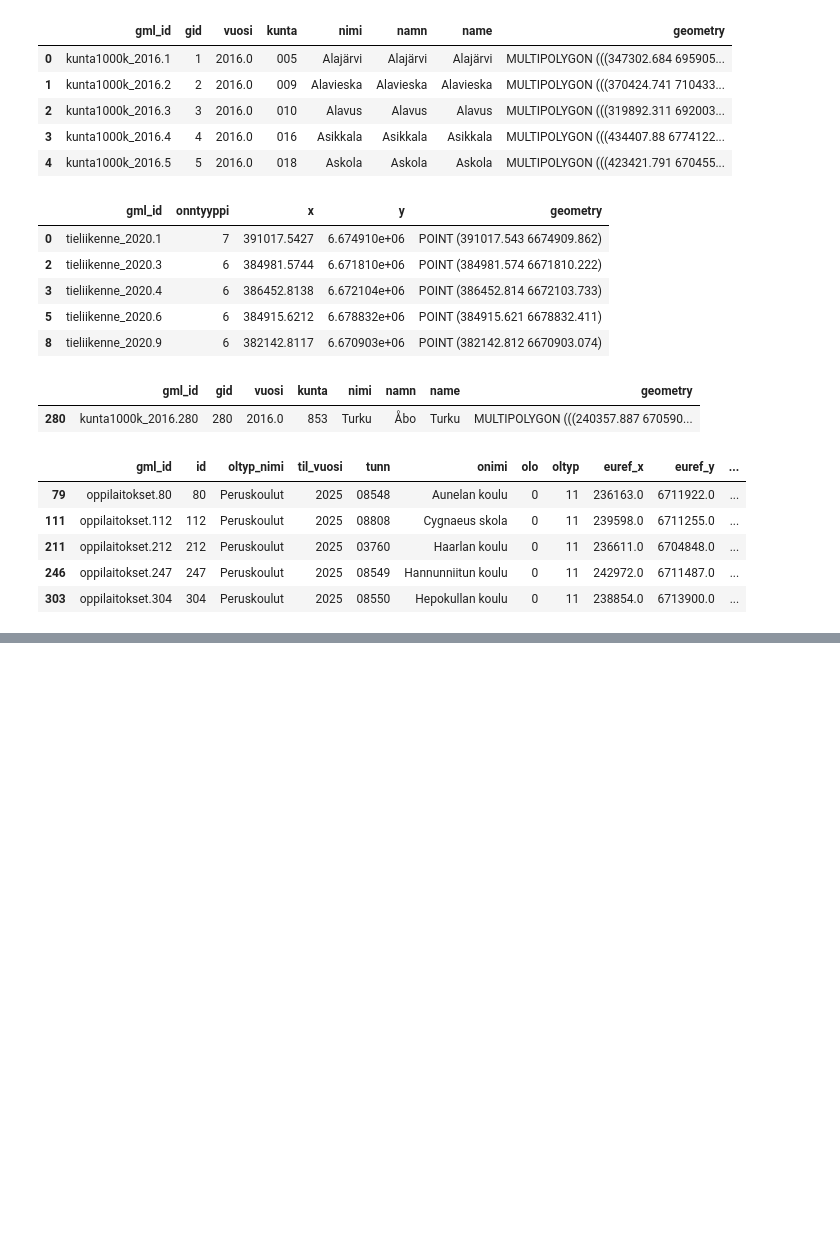
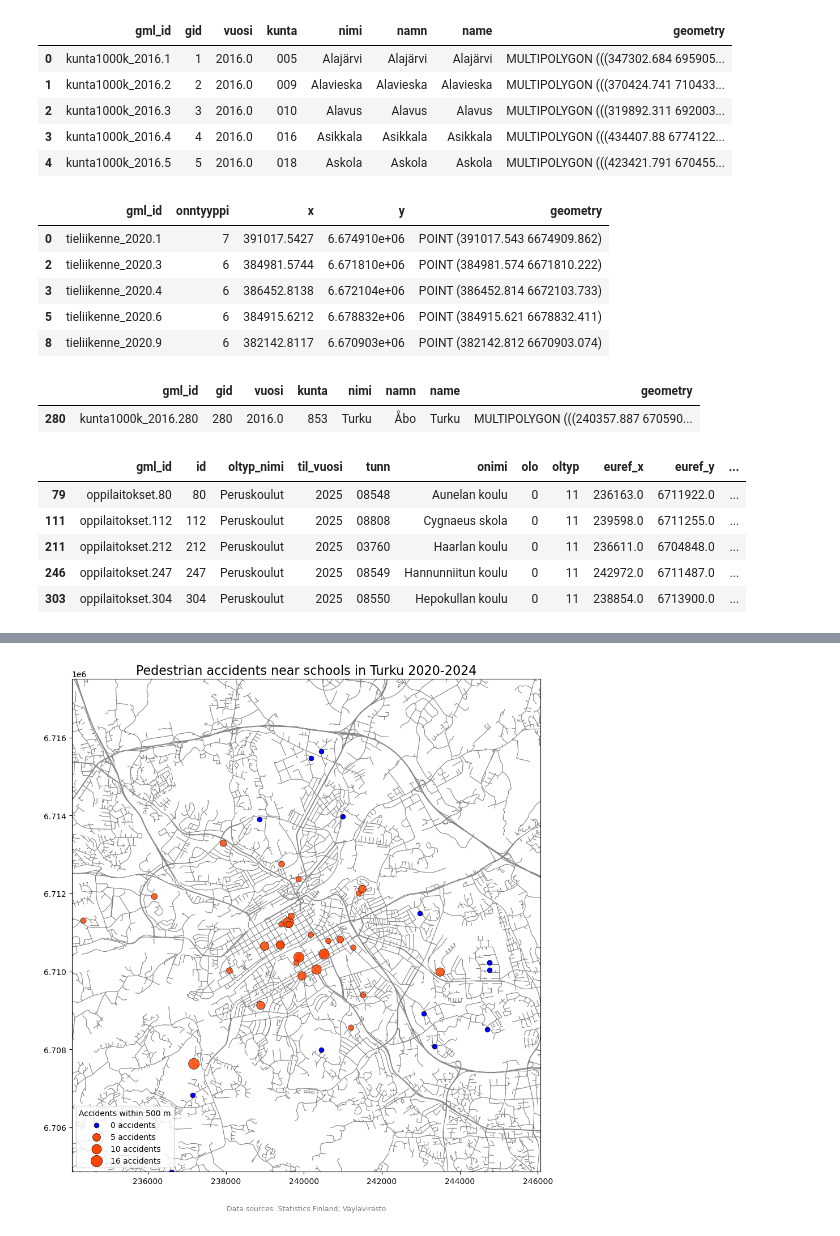
Before and after one commit to lasain/excercise-5-oma, a Jupyter notebook: Exercise-5-problem-1.ipynb, the cells around one changed output, grey strips where cells are left out. Drawn from its saved outputs; the diff is of its cells as text; code cells hidden in the pictures; blank space fills up the shorter version.

```diff
--- a/Exercise-5-problem-1.ipynb
+++ b/Exercise-5-problem-1.ipynb
@@ -256,0 +232,87 @@ ax.set_ylim(miny, maxy)
+# %%
+import matplotlib.pyplot as plt
+import contextily
+
+ax = roads.plot(
+    figsize=(12, 10),
+    color = "grey",
+    linewidth=0.8,
+    zorder=1
+)
+# Plot schools, with marker size based on accident count and schools with no accidents as blue
+# Separate schools based on accident count
+schools_zero = turku_schools[
+    turku_schools["accident_count"] == 0
+]
+schools_accidents = turku_schools[
+    turku_schools["accident_count"] > 0
+]
+# Plot schools with 0 accidents
+schools_zero.plot(
+    ax=ax,
+    color="blue",
+    edgecolor="black",
+    linewidth=0.5,
+    markersize=40,
+    zorder=2
+)
+# Plot schools with 1 or more accidents
+schools_accidents.plot(
+    ax=ax,
+    color="orangered",
+    edgecolor="black",
+    linewidth=0.5,
+    markersize=50 + turku_schools["accident_count"] * 10,
+    alpha=0.85,
+    zorder=3
+
+)
+# Create legend that matced marker sizes and colors
+for count in [0, 5, 10, 16]:
+    ax.scatter(
+        [],
+        [],
+        s=40 if count == 0 else 50 + count * 10,
+        color="blue" if count == 0 else "orangered",
+        edgecolor="black",
+        linewidth=0.5,
+        label=f"{count} accidents"
+    )
+
+ax.legend(
+    title="Accidents within 500 m",
+    loc="lower left"
+)
+# Set map extent
+minx, miny, maxx, maxy = 234046., 6704860.,  246069., 6717500.
+ax.set_xlim(minx, maxx)
+ax.set_ylim(miny, maxy)
+
+
+ax.set_title(
+    "Pedestrian accidents near schools in Turku 2020-2024",
+    fontsize=16
+)
+# Add data source attribution
+ax.figure.text(
+    0.5, 0.02,
+    "Data sources: Statistics Finland; Väylävirasto",
+    ha="center",
+    fontsize=9,
+    color="gray"
+
+)
+
+plt.tight_layout(rect=[0, 0.05, 1, 1])
+plt.show()
+plt.savefig(
+    OUTPUT_DIRECTORY / "accidents_near_schools.png",
+    dpi=300,
+    bbox_inches="tight"
+)
+ax.set_axis_off()
+
+plt.tight_layout()
+plt.show()
+# %% [output]
+[figure, added]
```
Also changed, not shown: parts of 10 cells of this notebook, 4 other files.
